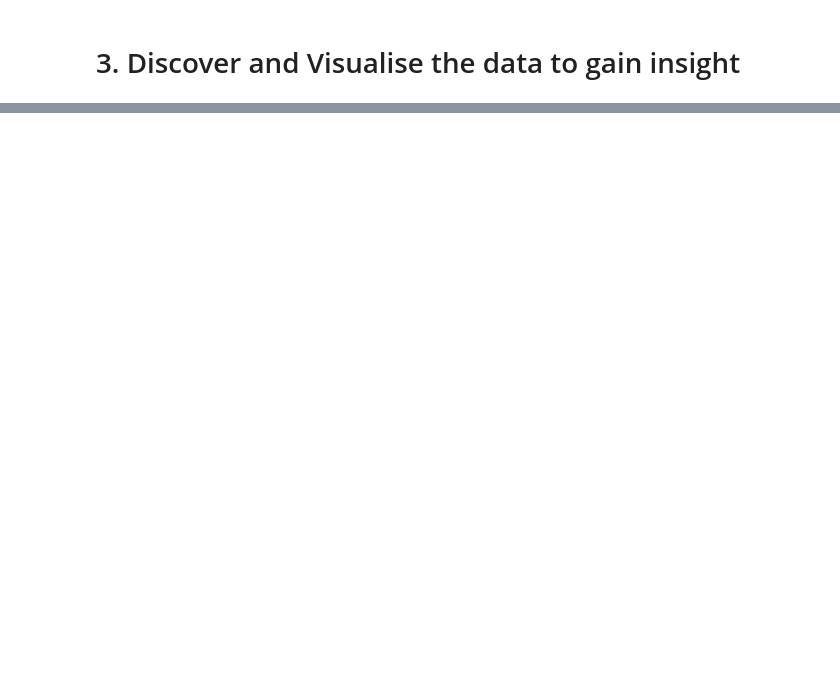
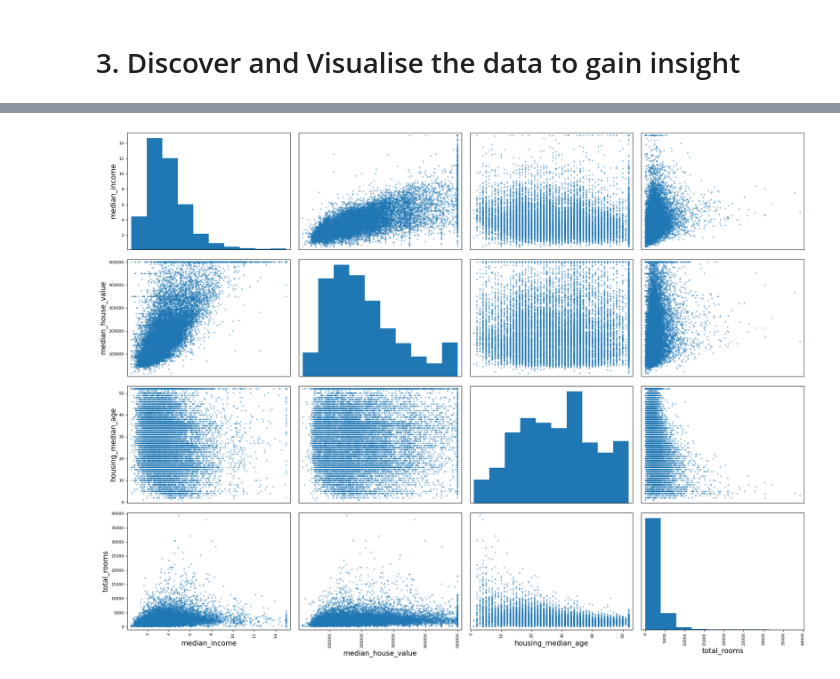
Before and after one commit to jim-X-AI/Data-Science, a Jupyter notebook: Data Science/starters notebook.ipynb, the cells around one changed output, grey strips where cells are left out. Saved outputs shown, nothing was run; the diff lists cells and outputs as text; code cells hidden in the pictures; blank space fills up the shorter version.

```diff
--- a/Data Science/starters notebook.ipynb
+++ b/Data Science/starters notebook.ipynb
@@ -238,0 +430,4 @@ if not (IMAGE_PATH/file_name).is_file():
+# %%
+housing.drop('ocean_proximity', axis=1, inplace=True)
+corr_matrix = housing.corr()
+corr_matrix
@@ -238,0 +471,8 @@ if not (IMAGE_PATH/file_name).is_file():
+# %%
+%matplotlib inline
+from pandas.plotting import scatter_matrix
+scatter_matrix(housing[['median_income', 'median_house_value', 'housing_median_age', 'total_rooms']], figsize=(20, 15))
+save_fig('scatter_matrix_plot')
+plt.show()
+# %% [output]
+[figure, added]
```
Also changed, not shown: parts of 31 cells of this notebook, 3 other files.
